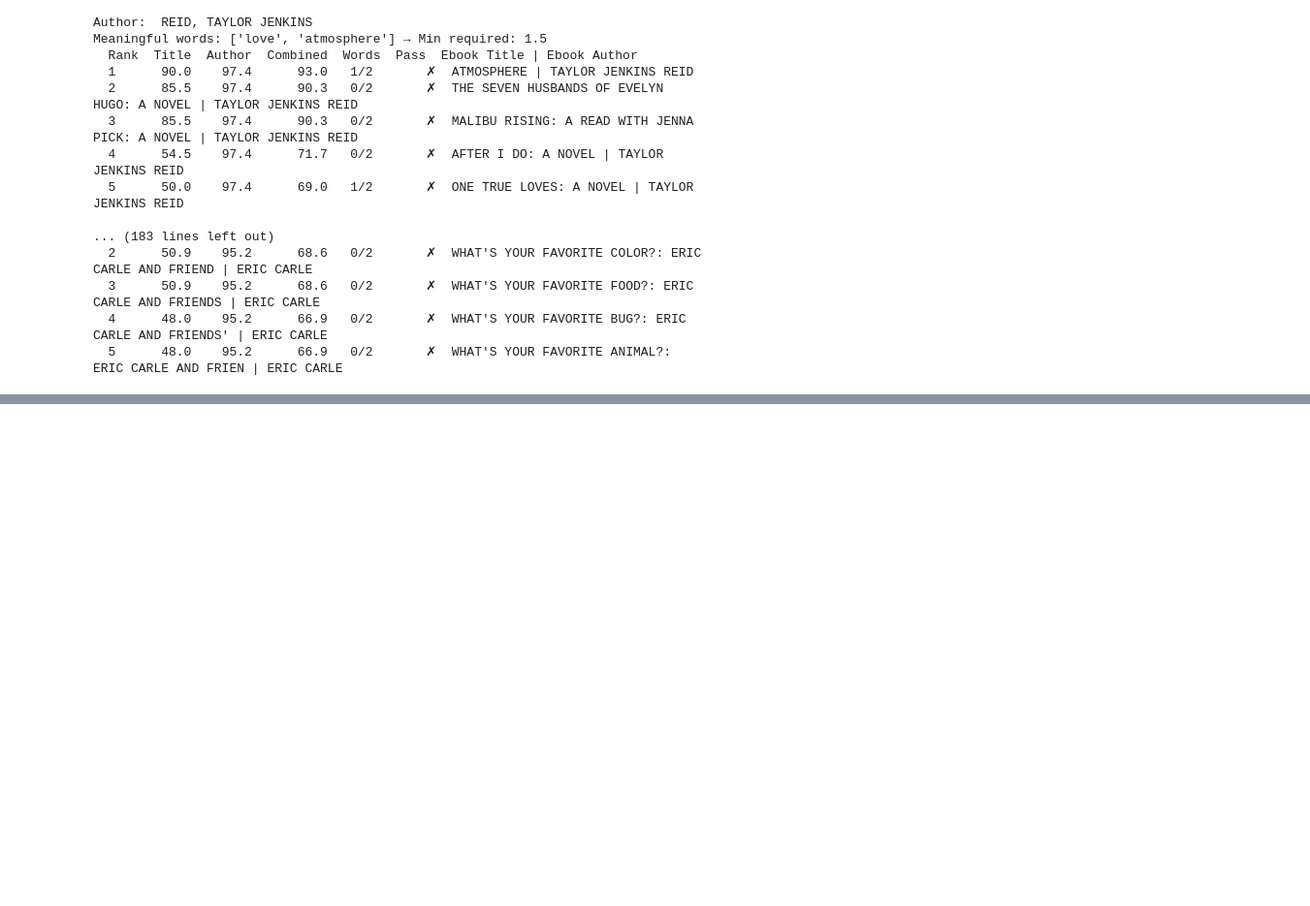
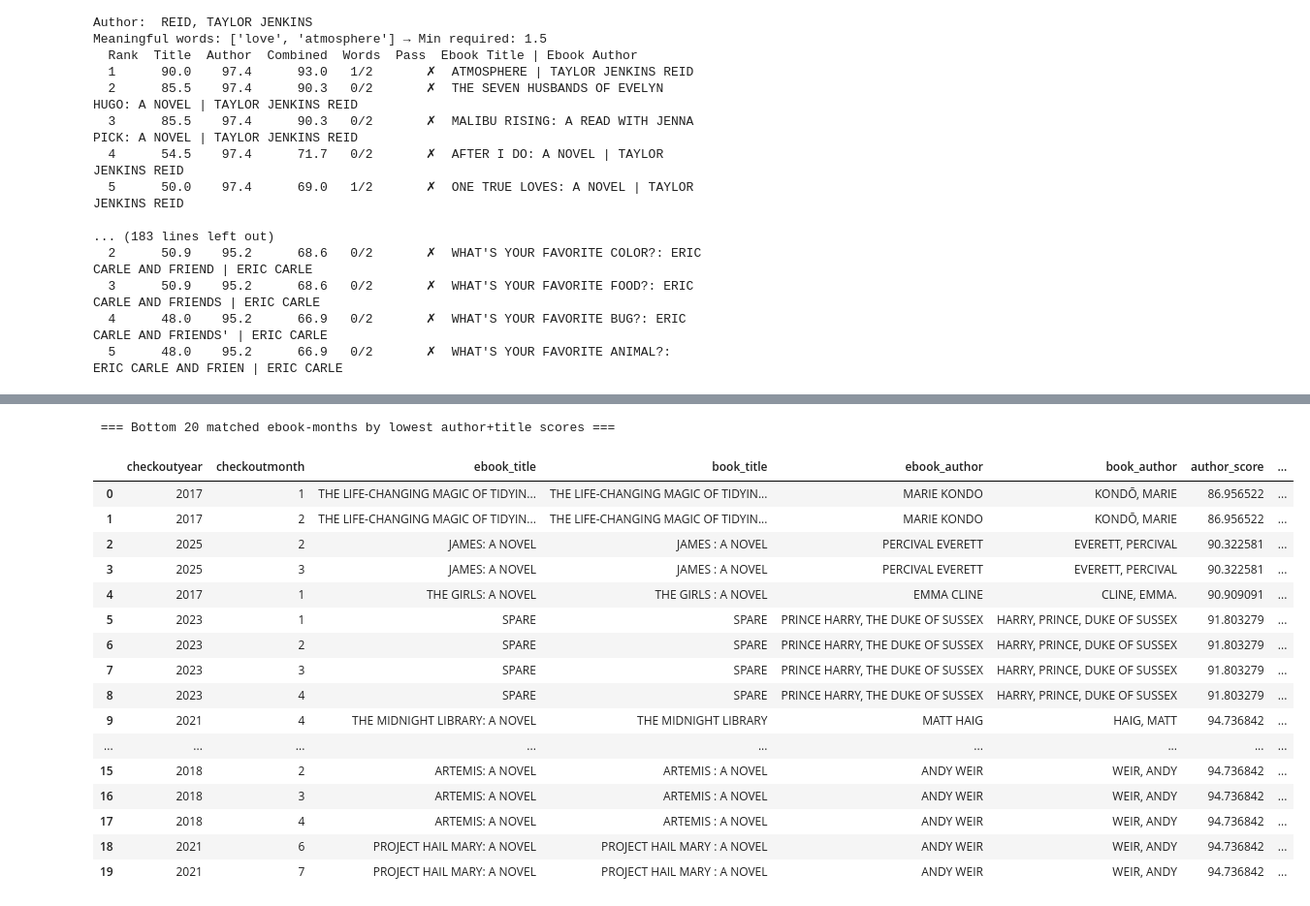
Before and after one commit to auwng/data-portfolio, a Jupyter notebook: projects/seattle-checkouts/notebooks/Exploratory/05_title_matching.ipynb, the cells around one changed output, grey strips where cells are left out. Shown at 97% size. Drawn from its saved outputs; the diff is of its cells as text; code cells hidden in the pictures; blank space fills up the shorter version.

```diff
--- a/projects/seattle-checkouts/notebooks/Exploratory/05_title_matching.ipynb
+++ b/projects/seattle-checkouts/notebooks/Exploratory/05_title_matching.ipynb
@@ -985,8 +985,11 @@ def fuzzy_cross_rank_v2(book_df, ebook_df, book_rank_cutoff=5,
     """
     results = []
 
+    #no change to matching performance if we also exclude common book club/ award names, so include to be safe
     noise = {'a', 'an', 'the', 'of', 'in', 'and', 'or', 'to', 'by', 'for',
-             'novel', 'memoir', 'story', 'book', 'vol', 'volume'}
+         'novel', 'memoir', 'story', 'book', 'vol', 'volume', 'series',
+         'pick', 'winner', 'prize', 'club', 'read', 'with', 'jenna',
+         'oprah', 'reese', 'pulitzer', 'collection', 'continuing'}
 
     def clean_author(author):
         author = re.sub(r'\(.*?\)', '', str(author))
@@ -1268,0 +1708,33 @@ Meaningful words: ['love', 'atmosphere'] → Min required: 1.5
+# %%
+# bottom 10 matched ebooks by lowest scores (weakest matches) ──
+print("\n\n === Bottom 20 matched ebook-months by lowest author+title scores ===")
+
+matched = (
+    substring_matched[substring_matched['book_rank'].notna()]
+    .sort_values(['author_score', 'title_score'])
+    [['checkoutyear', 'checkoutmonth', 'ebook_title', 'book_title',
+      'ebook_author', 'book_author',
+      'author_score', 'title_score', 'ebook_rank', 'book_rank']]
+    .reset_index(drop=True)
+)
+
+matched.head(20)
+# %% [output]
+ === Bottom 20 matched ebook-months by lowest author+title scores ===
+|  | checkoutyear | checkoutmonth | ebook_title | book_title | ebook_author | book_author | author_score | ... |
+| 0 | 2017 | 1 | THE LIFE-CHANGING MAGIC OF TIDYIN... | THE LIFE-CHANGING MAGIC OF TIDYIN... | MARIE KONDO | KONDŌ, MARIE | 86.956522 | ... |
+| 1 | 2017 | 2 | THE LIFE-CHANGING MAGIC OF TIDYIN... | THE LIFE-CHANGING MAGIC OF TIDYIN... | MARIE KONDO | KONDŌ, MARIE | 86.956522 | ... |
+| 2 | 2025 | 2 | JAMES: A NOVEL | JAMES : A NOVEL | PERCIVAL EVERETT | EVERETT, PERCIVAL | 90.322581 | ... |
+| 3 | 2025 | 3 | JAMES: A NOVEL | JAMES : A NOVEL | PERCIVAL EVERETT | EVERETT, PERCIVAL | 90.322581 | ... |
+| 4 | 2017 | 1 | THE GIRLS: A NOVEL | THE GIRLS : A NOVEL | EMMA CLINE | CLINE, EMMA. | 90.909091 | ... |
+| 5 | 2023 | 1 | SPARE | SPARE | PRINCE HARRY, THE DUKE OF SUSSEX | HARRY, PRINCE, DUKE OF SUSSEX | 91.803279 | ... |
+| 6 | 2023 | 2 | SPARE | SPARE | PRINCE HARRY, THE DUKE OF SUSSEX | HARRY, PRINCE, DUKE OF SUSSEX | 91.803279 | ... |
+| 7 | 2023 | 3 | SPARE | SPARE | PRINCE HARRY, THE DUKE OF SUSSEX | HARRY, PRINCE, DUKE OF SUSSEX | 91.803279 | ... |
+| 8 | 2023 | 4 | SPARE | SPARE | PRINCE HARRY, THE DUKE OF SUSSEX | HARRY, PRINCE, DUKE OF SUSSEX | 91.803279 | ... |
+| 9 | 2021 | 4 | THE MIDNIGHT LIBRARY: A NOVEL | THE MIDNIGHT LIBRARY | MATT HAIG | HAIG, MATT | 94.736842 | ... |
+| ... | ... | ... | ... | ... | ... | ... | ... | ... |
+| 15 | 2018 | 2 | ARTEMIS: A NOVEL | ARTEMIS : A NOVEL | ANDY WEIR | WEIR, ANDY | 94.736842 | ... |
+| 16 | 2018 | 3 | ARTEMIS: A NOVEL | ARTEMIS : A NOVEL | ANDY WEIR | WEIR, ANDY | 94.736842 | ... |
+| 17 | 2018 | 4 | ARTEMIS: A NOVEL | ARTEMIS : A NOVEL | ANDY WEIR | WEIR, ANDY | 94.736842 | ... |
+| 18 | 2021 | 6 | PROJECT HAIL MARY: A NOVEL | PROJECT HAIL MARY : A NOVEL | ANDY WEIR | WEIR, ANDY | 94.736842 | ... |
+| 19 | 2021 | 7 | PROJECT HAIL MARY: A NOVEL | PROJECT HAIL MARY : A NOVEL | ANDY WEIR | WEIR, ANDY | 94.736842 | ... |
```
Also changed, not shown: parts of 17 cells of this notebook.
